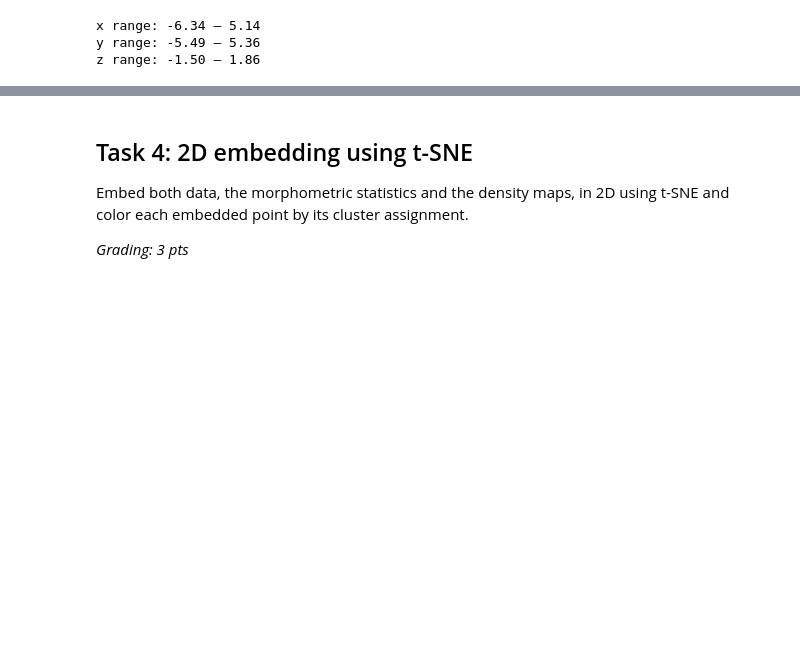
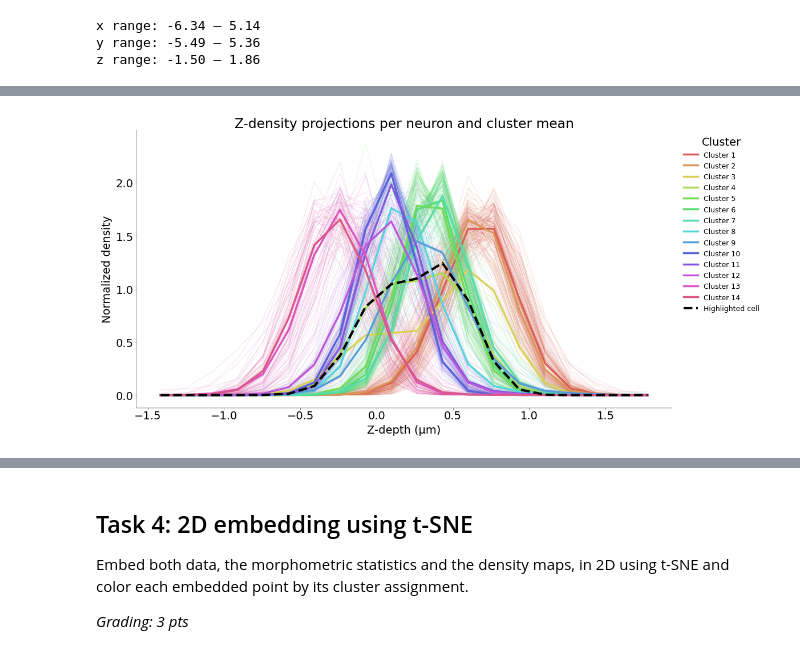
Before and after one commit to flobu98/neural_data_science, a Jupyter notebook: CodingLab8.ipynb, the cells around one changed output, grey strips where cells are left out. Cells and saved outputs as stored; diff of their text form; code cells hidden in the pictures; blank space fills up the shorter version.

```diff
--- a/CodingLab8.ipynb
+++ b/CodingLab8.ipynb
@@ -450,0 +437,67 @@ plt.show()
+# %%
+# extract z-projection data for all neurons
+dm_z = np.array([density["z_proj"]["data"] for density in density_maps])
+z_edges = density_maps[0]["z_proj"]["edges"][0]  # Use bin edges from any sample
+z_centers = 0.5 * (z_edges[:-1] + z_edges[1:])  # Midpoints of bins
+
+# Extract aligned cluster IDs and sort them
+cluster_ids = morphometric_standardized["cluster"].values
+sorted_indices = np.argsort(cluster_ids)
+
+# Sort density maps and labels
+dm_z_sorted = dm_z[morphometric_standardized.index.values.argsort()][sorted_indices]
+clusters_sorted = cluster_ids[sorted_indices]
+
+# plot individual and mean curves per cluster
+unique_clusters = np.unique(clusters_sorted)
+palette = sns.color_palette("hls", len(unique_clusters))
+
+plt.figure(figsize=(12, 6))
+
+# Plot all individual curves
+for cluster_idx, cluster in enumerate(unique_clusters):
+    cluster_mask = clusters_sorted == cluster
+    cluster_curves = dm_z_sorted[cluster_mask]
+    for curve in cluster_curves:
+        plt.plot(
+            z_centers, curve, color=palette[cluster_idx], alpha=0.15, linewidth=0.8
+        )
+
+# Plot cluster means
+for cluster_idx, cluster in enumerate(unique_clusters):
+    cluster_mask = clusters_sorted == cluster
+    mean_curve = dm_z_sorted[cluster_mask].mean(axis=0)
+    plt.plot(
+        z_centers,
+        mean_curve,
+        color=palette[cluster_idx],
+        label=f"Cluster {cluster}",
+        linewidth=2.5,
+    )
+
+# highlight specific cell (from task 1)
+# search for cell
+highlight_cell = "0060_00556_3R_C02_01"
+files = sorted(f for f in os.listdir(data_dir) if f.endswith(".swc"))
+cell_names = [f.replace(".swc", "") for f in files]
+# get the index of the target cell
+highlight_idx = cell_names.index(highlight_cell)
+highlight_curve = dm_z[highlight_idx]
+plt.plot(
+    z_centers,
+    highlight_curve,
+    color="black",
+    linewidth=3,
+    linestyle="--",
+    label="Highlighted cell",
+)
+
+# final plot formatting
+plt.xlabel("Z-depth (µm)")
+plt.ylabel("Normalized density")
+plt.title("Z-density projections per neuron and cluster mean")
+plt.legend(title="Cluster", bbox_to_anchor=(1.01, 1), loc="upper left", fontsize=9)
+plt.tight_layout()
+plt.show()
+# %% [output]
+[figure, added]
```
Also changed, not shown: parts of 17 cells of this notebook.
